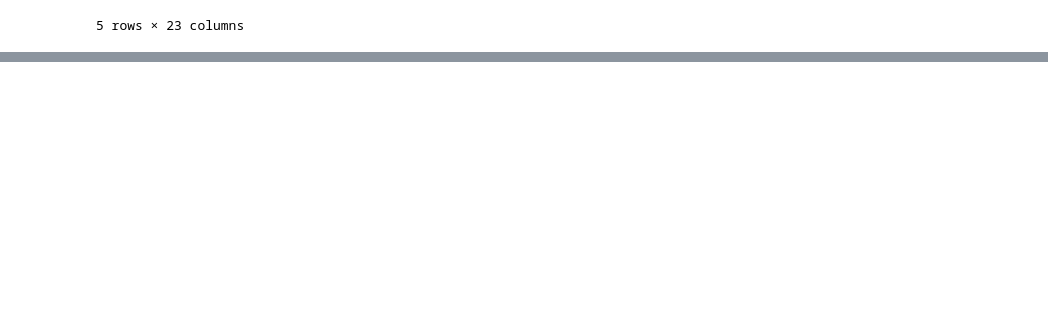
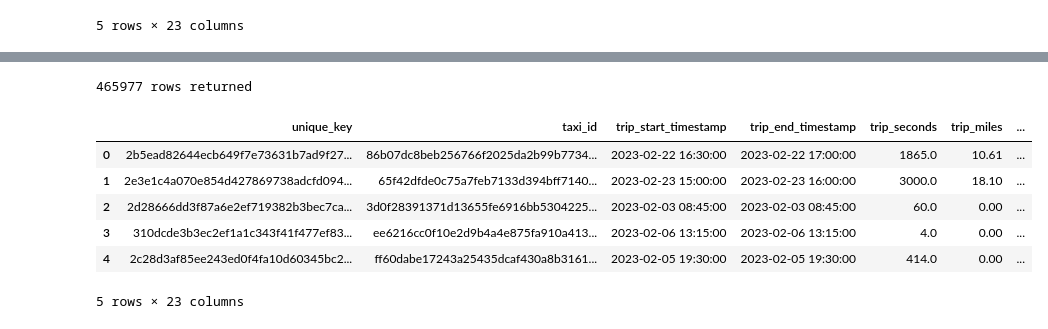
Before and after one commit to JohnnyFoulds/local-mrlrun, a Jupyter notebook: notebooks/07_trino/07-01_basic_query.ipynb, the cells around one changed output, grey strips where cells are left out. Drawn from its saved outputs; the diff is of its cells as text; code cells hidden in the pictures; blank space fills up the shorter version.

```diff
--- a/notebooks/07_trino/07-01_basic_query.ipynb
+++ b/notebooks/07_trino/07-01_basic_query.ipynb
@@ -49,0 +56,32 @@ df.head()
+# %%
+# the query template
+query_template = """
+    SELECT
+        *
+    FROM
+        "{{ catalog }}"."{{ schema }}"."{{ source_table }}"
+    WHERE
+        CAST({{ filter_column }} AS DATE) BETWEEN
+            (CAST('{{ filter_start_value }}' AS DATE) - INTERVAL '3' MONTH) AND
+            (CAST('{{ filter_start_value }}' AS DATE) - INTERVAL '2' MONTH)
+"""
+
+# the template parameters
+params = {
+    "catalog": "iceberg",
+    "schema": "lakehouse",
+    "source_table": "taxi_trips",
+    "filter_column": "trip_start_timestamp",
+    "filter_start_value": "2023-05-01"
+}
+# %%
+# Create a Jinja2 environment and load the template from the string
+template = Environment().from_string(query_template)
+
+# Render the template by passing the parameters
+rendered_query = template.render(params)
+
+# Print the rendered query to see the final result
+print("--- Rendered SQL Query ---")
+print(rendered_query)
+print("--------------------------")
@@ -49,0 +100,19 @@ df.head()
+# %%
+with closing(conn.cursor()) as cur:
+    cur.execute(rendered_query)
+    rows = cur.fetchall()
+    columns = [desc[0] for desc in cur.description]
+    df = pd.DataFrame(rows, columns=columns)
+
+# display the result
+print(f"{df.shape[0]} rows returned")
+display(df.head())
+# %% [output]
+465977 rows returned
+|  | unique_key | taxi_id | trip_start_timestamp | trip_end_timestamp | trip_seconds | trip_miles | ... |
+| 0 | 2b5ead82644ecb649f7e73631b7ad9f27... | 86b07dc8beb256766f2025da2b99b7734... | 2023-02-22 16:30:00 | 2023-02-22 17:00:00 | 1865.0 | 10.61 | ... |
+| 1 | 2e3e1c4a070e854d427869738adcfd094... | 65f42dfde0c75a7feb7133d394bff7140... | 2023-02-23 15:00:00 | 2023-02-23 16:00:00 | 3000.0 | 18.10 | ... |
+| 2 | 2d28666dd3f87a6e2ef719382b3bec7ca... | 3d0f28391371d13655fe6916bb5304225... | 2023-02-03 08:45:00 | 2023-02-03 08:45:00 | 60.0 | 0.00 | ... |
+| 3 | 310dcde3b3ec2ef1a1c343f41f477ef83... | ee6216cc0f10e2d9b4a4e875fa910a413... | 2023-02-06 13:15:00 | 2023-02-06 13:15:00 | 4.0 | 0.00 | ... |
+| 4 | 2c28d3af85ee243ed0f4fa10d60345bc2... | ff60dabe17243a25435dcaf430a8b3161... | 2023-02-05 19:30:00 | 2023-02-05 19:30:00 | 414.0 | 0.00 | ... |
+5 rows × 23 columns
```
Also changed, not shown: parts of 6 cells of this notebook, 1 other file.
